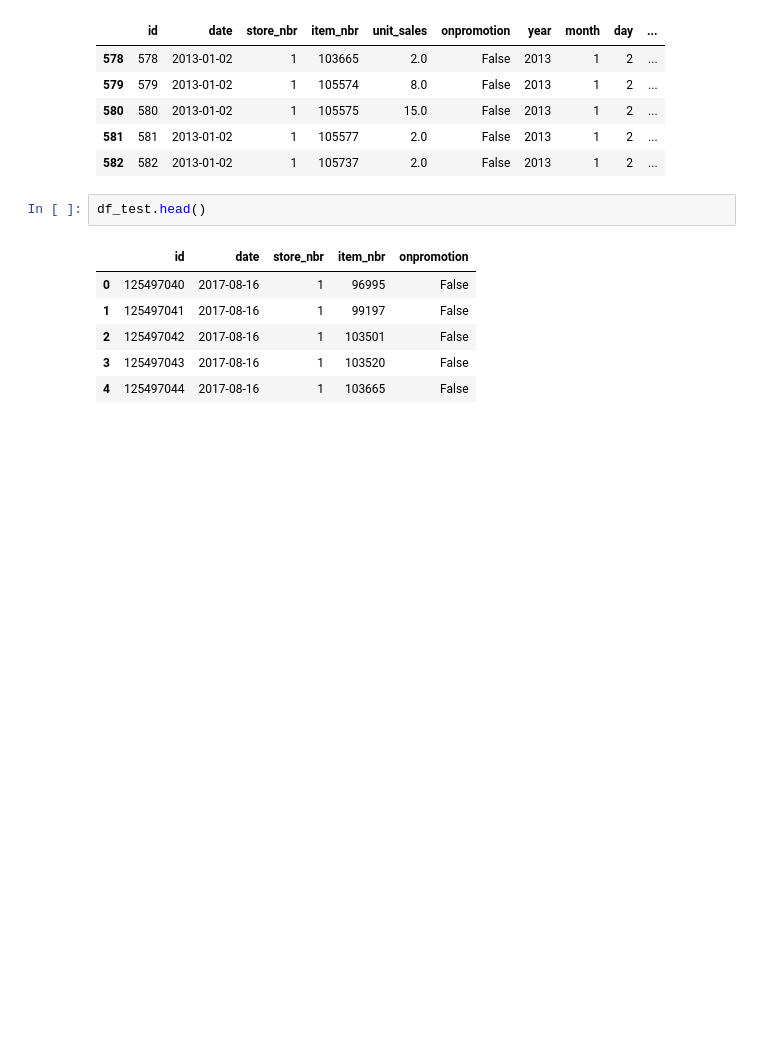
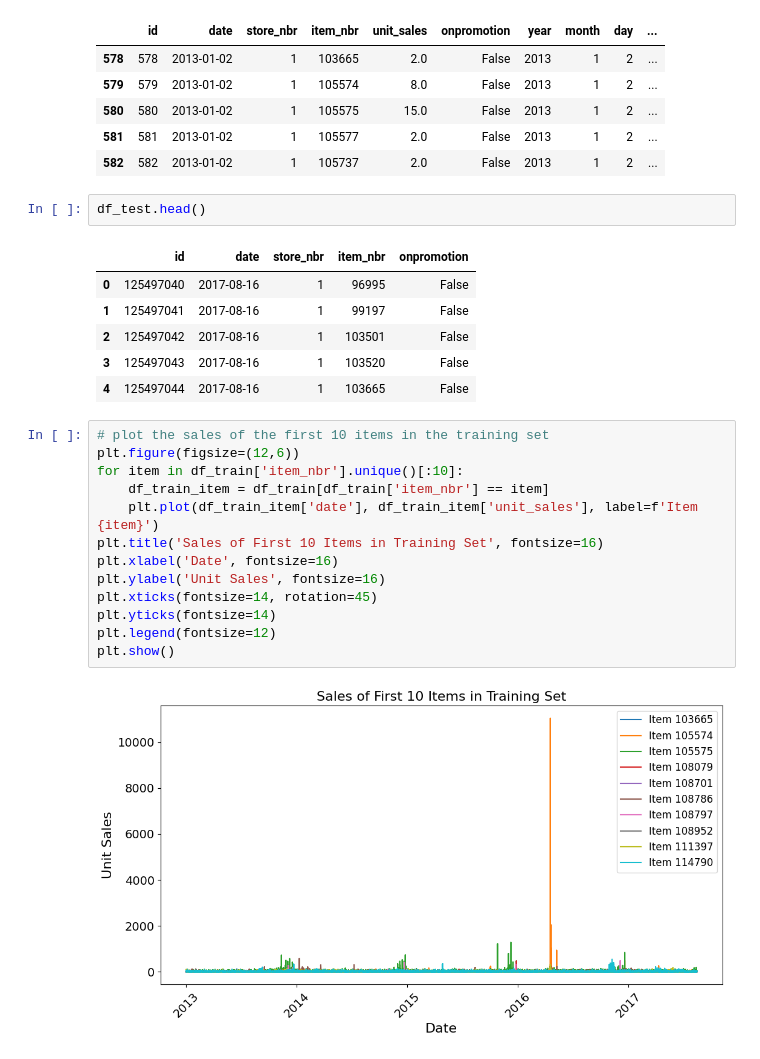
Before and after one commit to zvuk1T/Masterschool_Project-Time_Series_Analysis, a Jupyter notebook: Notebooks/Time_Series-XGBOOST.ipynb, the cells around one changed output. Cells and saved outputs as stored; diff of their text form; blank space fills up the shorter version.

Commit message:
plot_first_10

```diff
--- a/Notebooks/Time_Series-XGBOOST.ipynb
+++ b/Notebooks/Time_Series-XGBOOST.ipynb
@@ -468,3 +468,18 @@ df_test.head()
 | 2 | 125497042 | 2017-08-16 | 1 | 103501 | False |
 | 3 | 125497043 | 2017-08-16 | 1 | 103520 | False |
 | 4 | 125497044 | 2017-08-16 | 1 | 103665 | False |
+# %%
+# plot the sales of the first 10 items in the training set
+plt.figure(figsize=(12,6))
+for item in df_train['item_nbr'].unique()[:10]:
+    df_train_item = df_train[df_train['item_nbr'] == item]
+    plt.plot(df_train_item['date'], df_train_item['unit_sales'], label=f'Item {item}')
+plt.title('Sales of First 10 Items in Training Set', fontsize=16)
+plt.xlabel('Date', fontsize=16)
+plt.ylabel('Unit Sales', fontsize=16)
+plt.xticks(fontsize=14, rotation=45)
+plt.yticks(fontsize=14)
+plt.legend(fontsize=12)
+plt.show()
+# %% [output]
+[figure, added]
```
